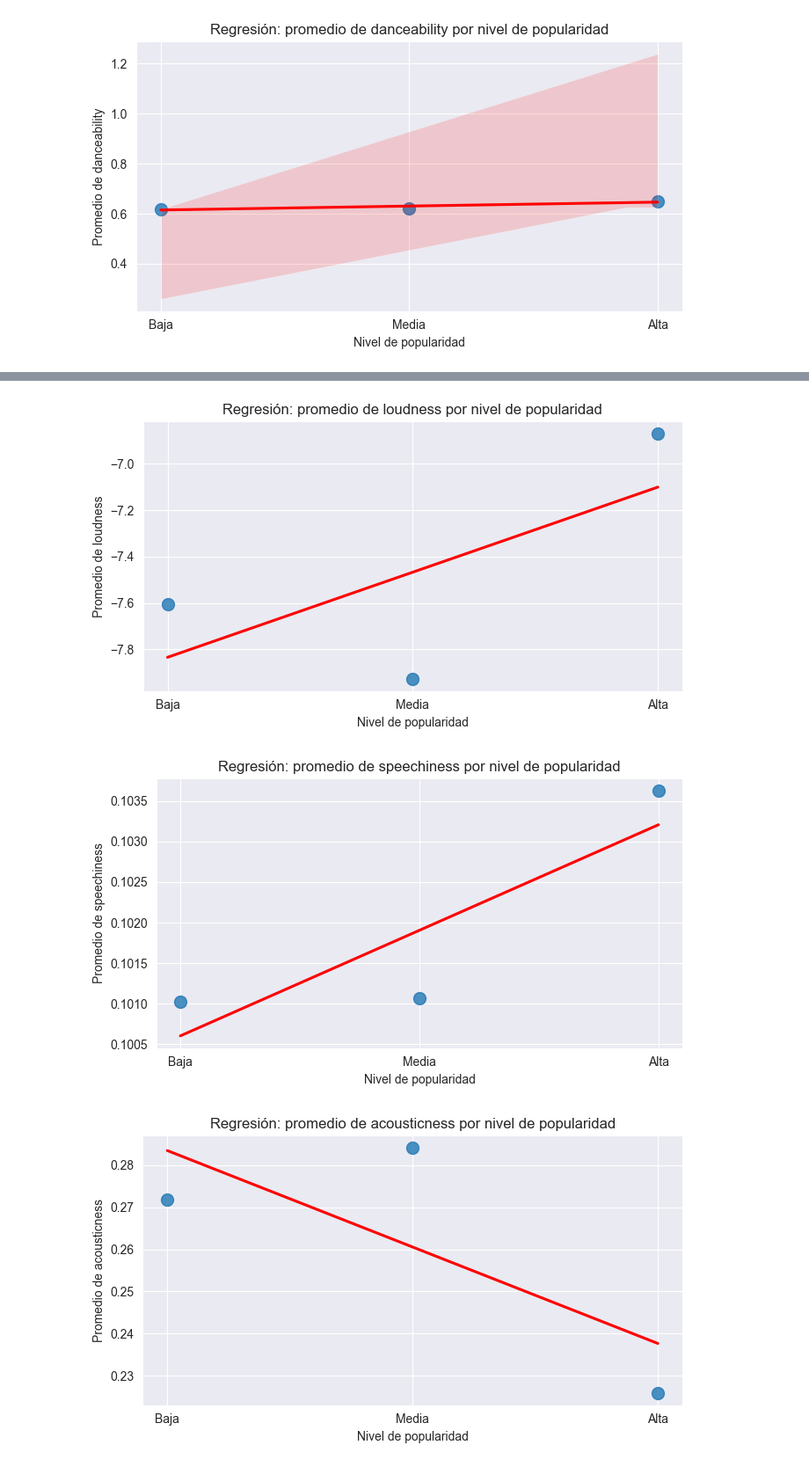
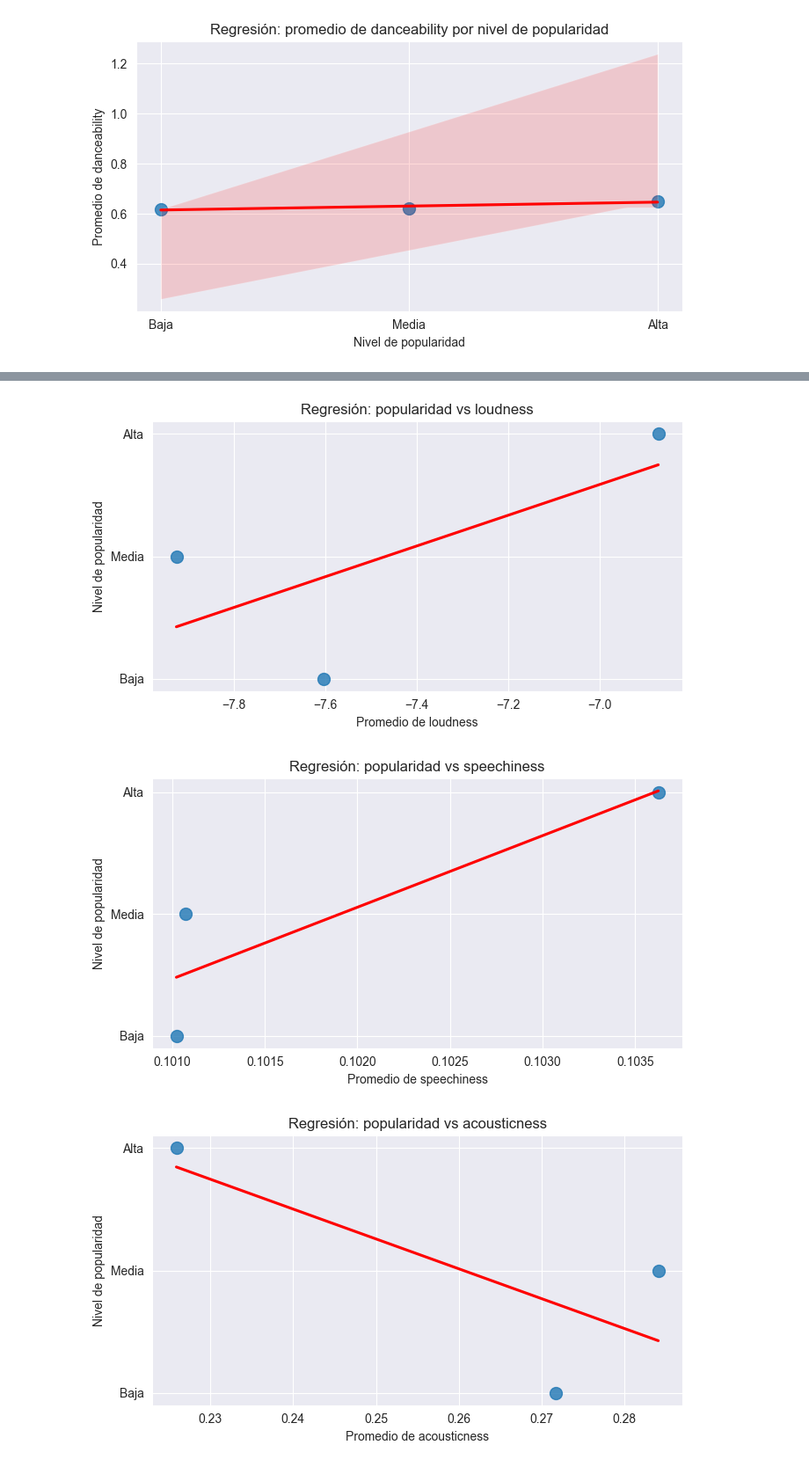
Before and after one commit to Cova01/ML_Spotify, a Jupyter notebook: reg_lin.ipynb, the cells around one changed output, grey strips where cells are left out. Shown at 88% size. Drawn from its saved outputs; the diff is of its cells as text; code cells hidden in the pictures.

```diff
--- a/reg_lin.ipynb
+++ b/reg_lin.ipynb
@@ -168,17 +170,18 @@ plt.show()
 # %% [output]
 [figure]
 # %%
-variables = ['danceability', 'energy', 'loudness', 'speechiness', 'acousticness', 'instrumentalness', 'audio_valence', 'tempo']
+variables = ['danceability', 'energy', 'loudness', 'speechiness',
+             'acousticness', 'instrumentalness', 'audio_valence', 'tempo']
 
 mean_values = data4.groupby('popularity_bucket')[variables].mean()
 
 for var in variables:
     plt.figure(figsize=(7, 4))
-    sns.regplot(x=[1, 2, 3], y=mean_values[var], scatter_kws={'s': 100}, line_kws={'color':'red'}, ci=None)
-    plt.xticks([1, 2, 3], ['Baja', 'Media', 'Alta'])
-    plt.title(f'Regresión: promedio de {var} por nivel de popularidad')
-    plt.xlabel('Nivel de popularidad')
-    plt.ylabel(f'Promedio de {var}')
+    sns.regplot(y=[1, 2, 3], x=mean_values[var], scatter_kws={'s': 100}, line_kws={'color':'red'}, ci=None)
+    plt.yticks([1, 2, 3], ['Baja', 'Media', 'Alta'])
+    plt.title(f'Regresión: popularidad vs {var}')
+    plt.ylabel('Nivel de popularidad')
+    plt.xlabel(f'Promedio de {var}')
     plt.grid(True)
     plt.tight_layout()
     plt.show()
@@ -188,3 +191,3 @@ for var in variables:
-[figure, old version]
+[figure, new version]
-[figure, old version]
+[figure, new version]
-[figure, old version]
+[figure, new version]
```
Also changed, not shown: parts of 3 cells of this notebook, 1 other file.
